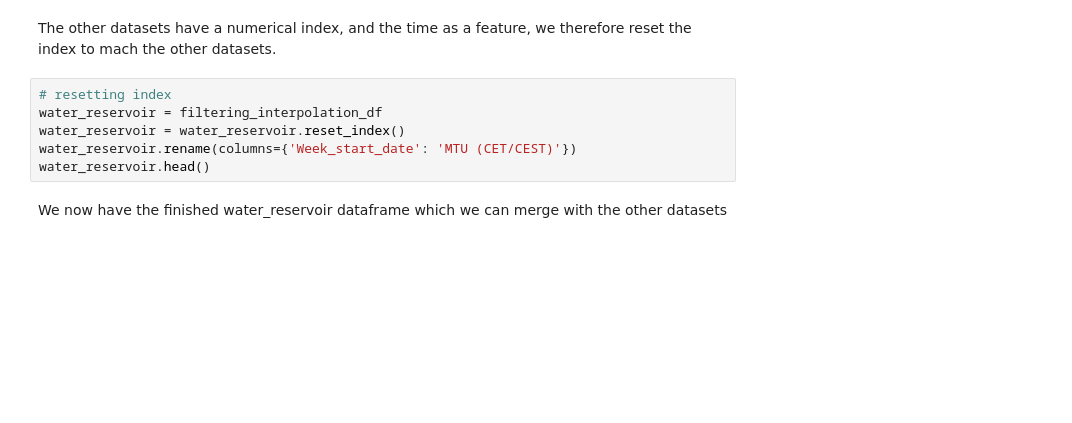
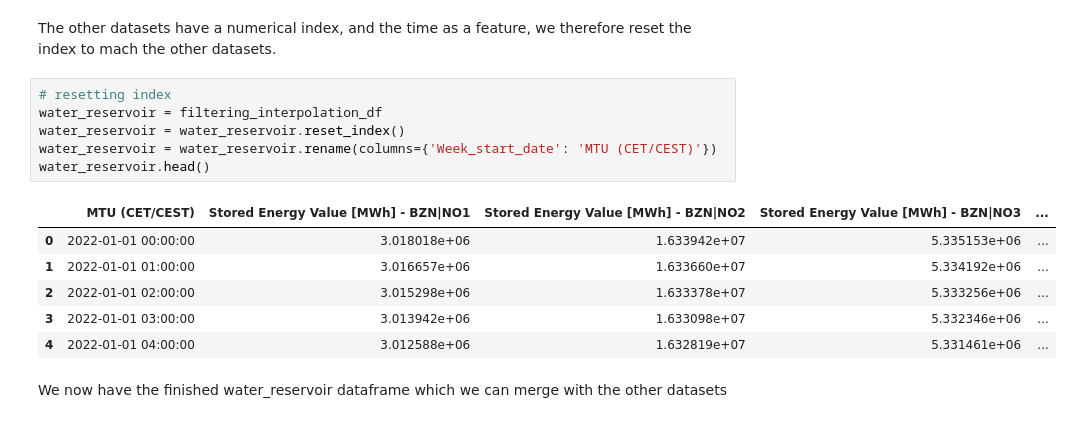
Before and after one commit to HIOF-Bachelor-Project-Group-7/Time-series-energy-price-prediction-bidding-zone-N01, a Jupyter notebook: code/Data aggregation of energy market bidding zone NO1.ipynb, the cells around one changed output. Drawn from its saved outputs; the diff is of its cells as text; blank space fills up the shorter version.

```diff
--- a/code/Data aggregation of energy market bidding zone NO1.ipynb
+++ b/code/Data aggregation of energy market bidding zone NO1.ipynb
@@ -597,9 +708,16 @@ The other datasets have a numerical index, and the time as a feature, we therefo
 # %%
 # resetting index
 water_reservoir = filtering_interpolation_df
 water_reservoir = water_reservoir.reset_index()
-water_reservoir.rename(columns={'Week_start_date': 'MTU (CET/CEST)'})
+water_reservoir = water_reservoir.rename(columns={'Week_start_date': 'MTU (CET/CEST)'})
 water_reservoir.head()
+# %% [output]
+|  | MTU (CET/CEST) | Stored Energy Value [MWh] - BZN|NO1 | Stored Energy Value [MWh] - BZN|NO2 | Stored Energy Value [MWh] - BZN|NO3 | ... |
+| 0 | 2022-01-01 00:00:00 | 3.018018e+06 | 1.633942e+07 | 5.335153e+06 | ... |
+| 1 | 2022-01-01 01:00:00 | 3.016657e+06 | 1.633660e+07 | 5.334192e+06 | ... |
+| 2 | 2022-01-01 02:00:00 | 3.015298e+06 | 1.633378e+07 | 5.333256e+06 | ... |
+| 3 | 2022-01-01 03:00:00 | 3.013942e+06 | 1.633098e+07 | 5.332346e+06 | ... |
+| 4 | 2022-01-01 04:00:00 | 3.012588e+06 | 1.632819e+07 | 5.331461e+06 | ... |
 # %% [markdown]
 We now have the finished water_reservoir dataframe which we can merge with the other datasets
 # %%
```
Also changed, not shown: parts of 17 cells of this notebook.
